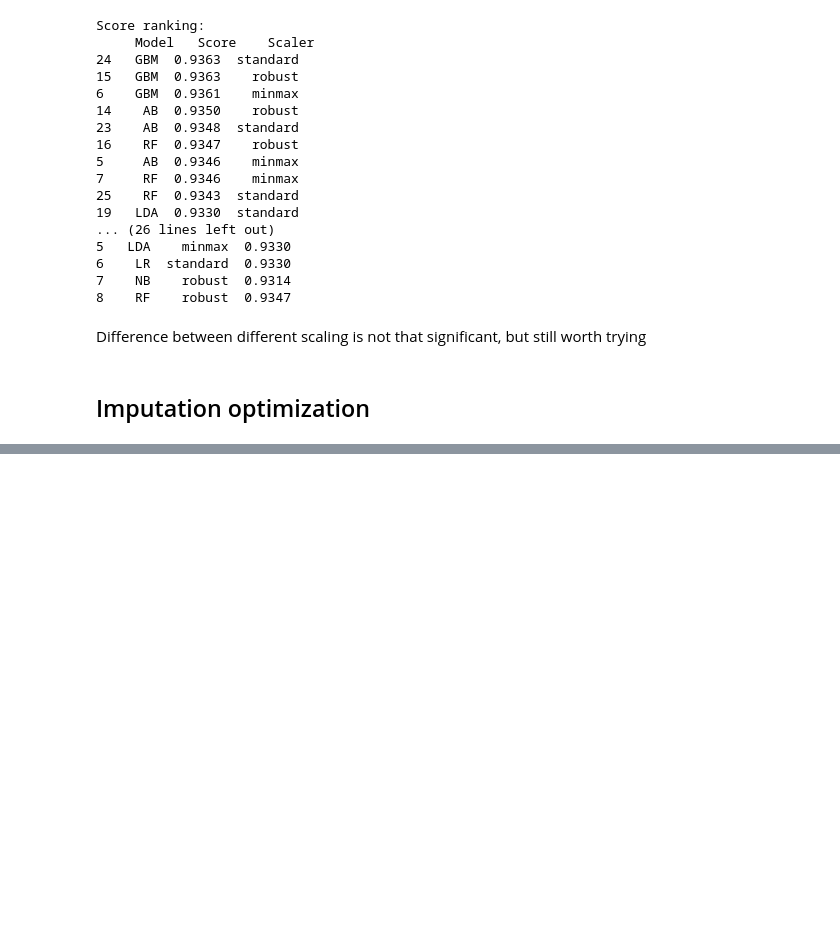
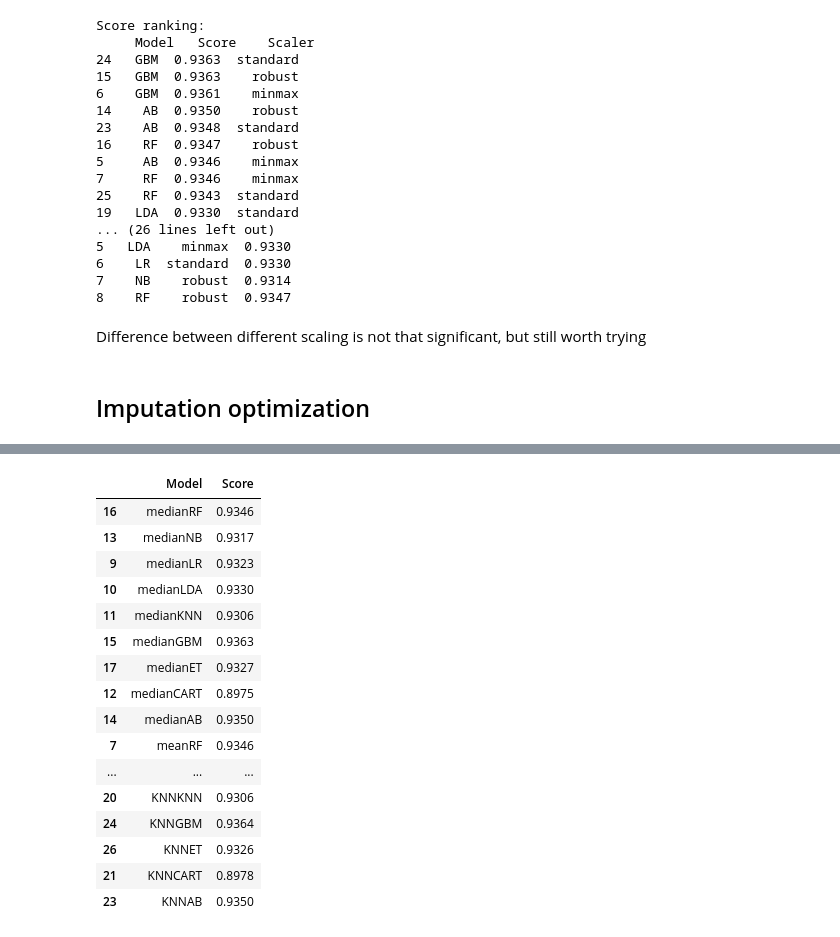
Before and after one commit to guilhermeRaibolt/kaggle_credit, a Jupyter notebook: Kaggle_credit.ipynb, the cells around one changed output, grey strips where cells are left out. Drawn from its saved outputs; the diff is of its cells as text; code cells hidden in the pictures; blank space fills up the shorter version.

```diff
--- a/Kaggle_credit.ipynb
+++ b/Kaggle_credit.ipynb
@@ -1077,2 +1110,22 @@ KNNRF: 0.934924 (0.001123)
 # %%
 compareImputer.to_csv('compareImputer.csv')
+# %%
+compareImputer.sort_values(by=['Model','Score'], ascending=False)
+# %% [output]
+|  | Model | Score |
+| 16 | medianRF | 0.9346 |
+| 13 | medianNB | 0.9317 |
+| 9 | medianLR | 0.9323 |
+| 10 | medianLDA | 0.9330 |
+| 11 | medianKNN | 0.9306 |
+| 15 | medianGBM | 0.9363 |
+| 17 | medianET | 0.9327 |
+| 12 | medianCART | 0.8975 |
+| 14 | medianAB | 0.9350 |
+| 7 | meanRF | 0.9346 |
+| ... | ... | ... |
+| 20 | KNNKNN | 0.9306 |
+| 24 | KNNGBM | 0.9364 |
+| 26 | KNNET | 0.9326 |
+| 21 | KNNCART | 0.8978 |
+| 23 | KNNAB | 0.9350 |
```
Also changed, not shown: parts of 28 cells of this notebook, 2 other files.
